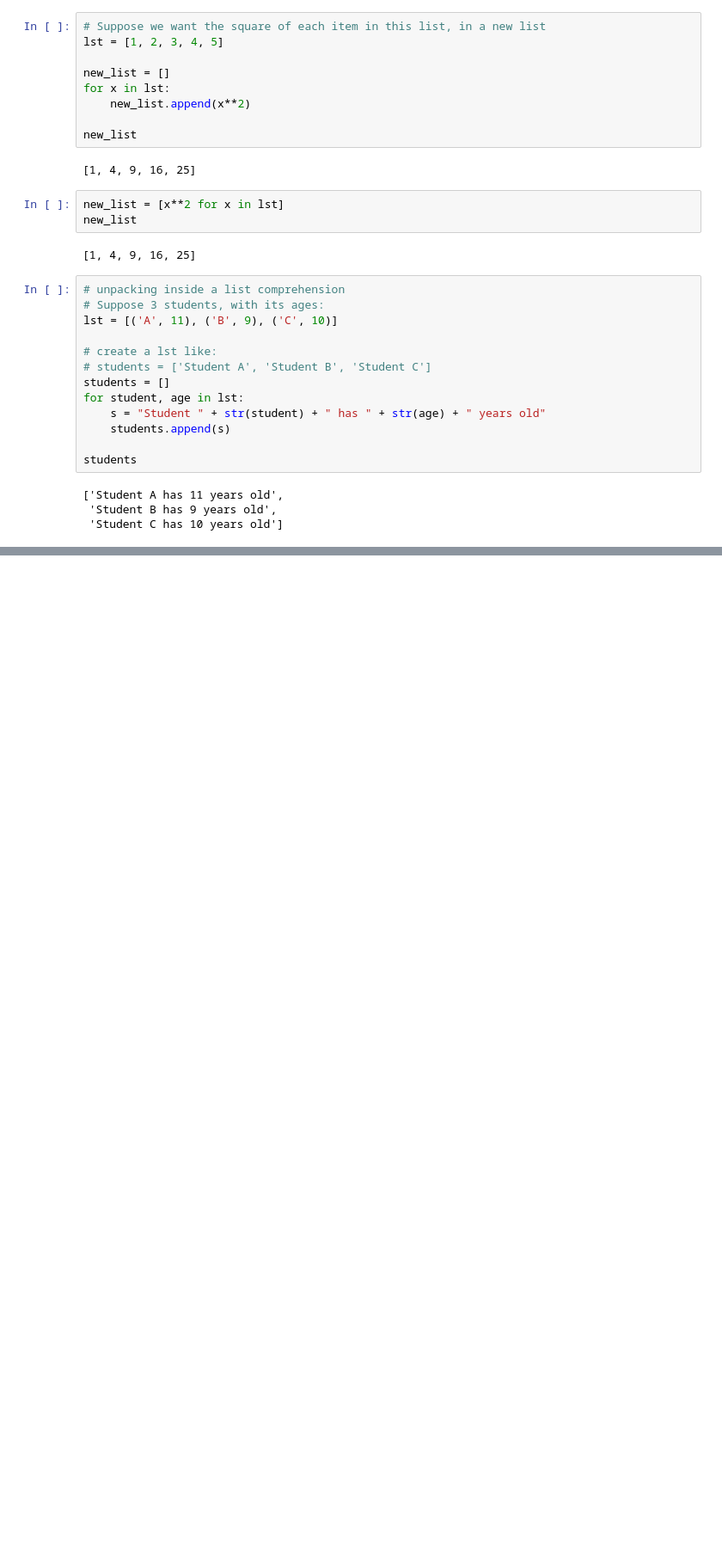
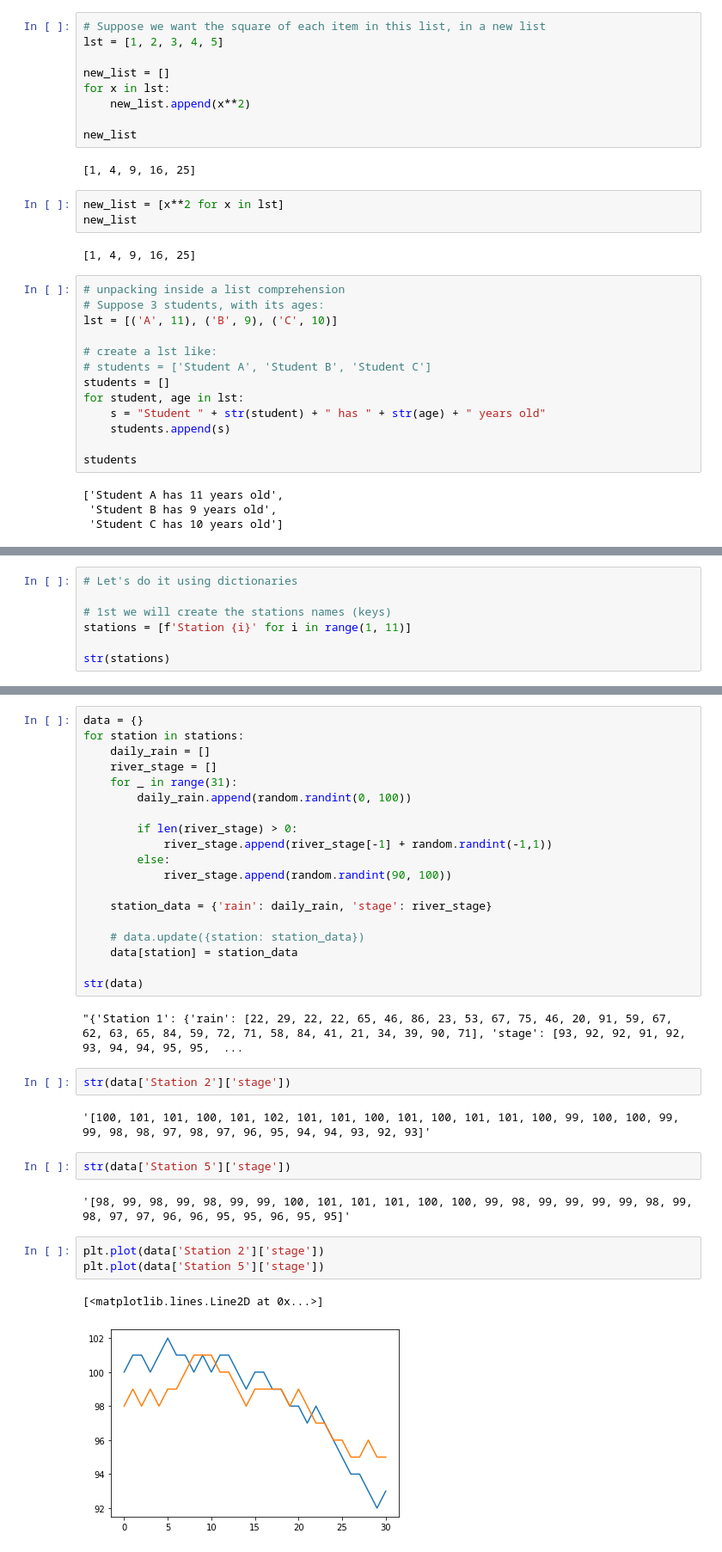
Before and after one commit to cordmaur/PythonForScientists, a Jupyter notebook: Python4Scientists_Lesson2.ipynb, the cells around one changed output, grey strips where cells are left out. Shown at 86% size. Drawn from its saved outputs; the diff is of its cells as text; blank space fills up the shorter version.

```diff
--- a/Python4Scientists_Lesson2.ipynb
+++ b/Python4Scientists_Lesson2.ipynb
@@ -171,0 +221,7 @@ x
+# %%
+# Let's do it using dictionaries
+
+# 1st we will create the stations names (keys)
+stations = [f'Station {i}' for i in range(1, 11)]
+
+str(stations)
@@ -171,0 +246,35 @@ x
+# %%
+data = {}
+for station in stations:
+    daily_rain = []
+    river_stage = []
+    for _ in range(31):
+        daily_rain.append(random.randint(0, 100))
+
+        if len(river_stage) > 0:
+            river_stage.append(river_stage[-1] + random.randint(-1,1))
+        else:
+            river_stage.append(random.randint(90, 100))
+
+    station_data = {'rain': daily_rain, 'stage': river_stage}
+
+    # data.update({station: station_data})
+    data[station] = station_data
+
+str(data)
+# %% [output]
+"{'Station 1': {'rain': [22, 29, 22, 22, 65, 46, 86, 23, 53, 67, 75, 46, 20, 91, 59, 67, 62, 63, 65, 84, 59, 72, 71, 58, 84, 41, 21, 34, 39, 90, 71], 'stage': [93, 92, 92, 91, 92, 93, 94, 94, 95, 95,  ...
+# %%
+str(data['Station 2']['stage'])
+# %% [output]
+'[100, 101, 101, 100, 101, 102, 101, 101, 100, 101, 100, 101, 101, 100, 99, 100, 100, 99, 99, 98, 98, 97, 98, 97, 96, 95, 94, 94, 93, 92, 93]'
+# %%
+str(data['Station 5']['stage'])
+# %% [output]
+'[98, 99, 98, 99, 98, 99, 99, 100, 101, 101, 101, 100, 100, 99, 98, 99, 99, 99, 99, 98, 99, 98, 97, 97, 96, 96, 95, 95, 96, 95, 95]'
+# %%
+plt.plot(data['Station 2']['stage'])
+plt.plot(data['Station 5']['stage'])
+# %% [output]
+[<matplotlib.lines.Line2D at 0x...>]
+[figure, added]
```
Also changed, not shown: parts of 80 cells of this notebook.
